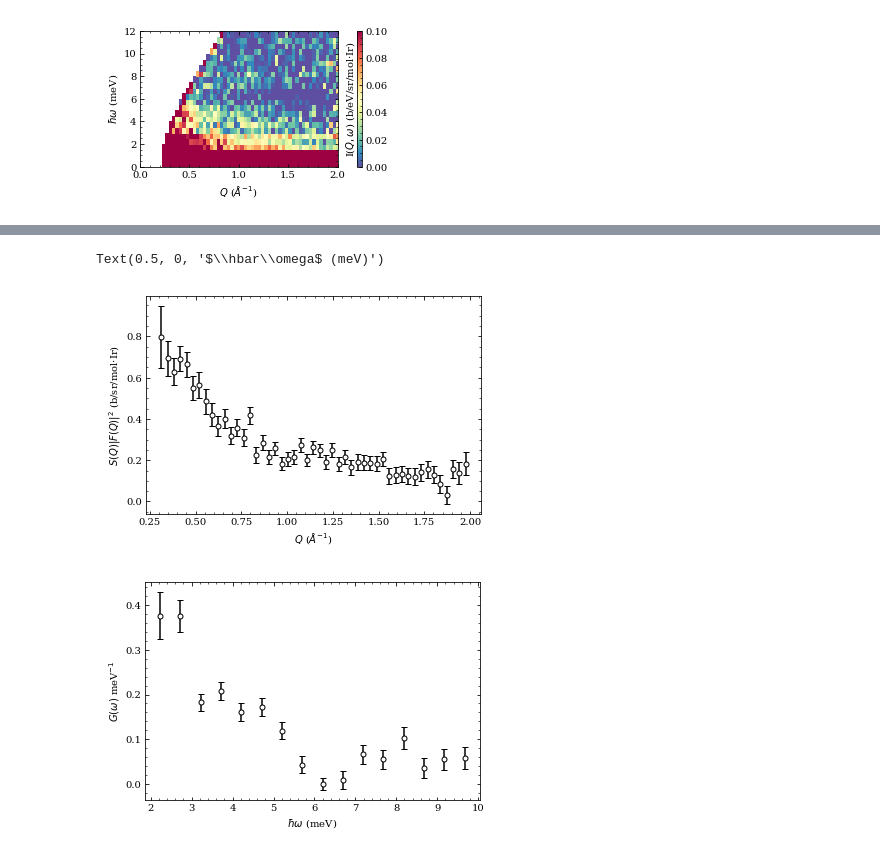
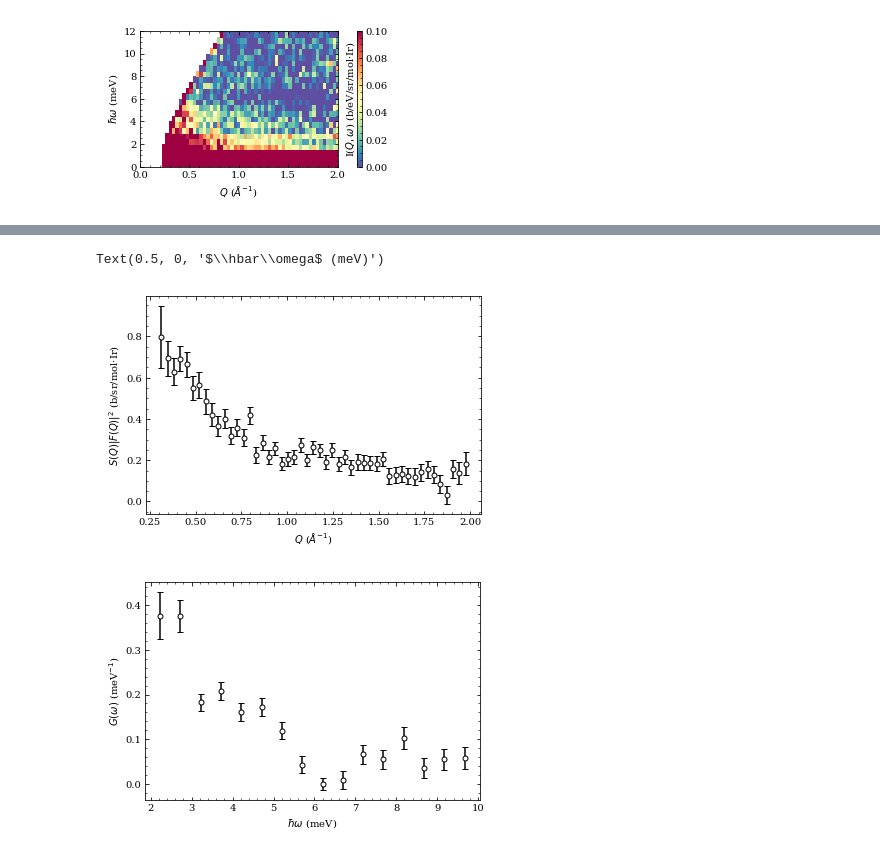
Before and after one commit to thallor1/THpythonutils, a Jupyter notebook: examples/Factorization Example.ipynb, the cells around one changed output, grey strips where cells are left out. Drawn from its saved outputs; the diff is of its cells as text; code cells hidden in the pictures.

```diff
--- a/examples/Factorization Example.ipynb
+++ b/examples/Factorization Example.ipynb
@@ -67,4 +67,4 @@ h3liir2o6.cif imported successfully.
 #This is the measurement that we will factorize and perform a simple analysis for.
 factorresult = hlio_seq.factorization(qe_limits=[0.3,2.0,2.0,10.0],g_factor=2.0,fast_mode=False,
                                       mag_ion='Ir4', filename='hlio_example_errors.npy',
-                                      overwrite_prev=True)
+                                      overwrite_prev=False)
@@ -85,21 +71,21 @@ Using a non-tuple sequence for multidimensional indexing is deprecated; use `arr
 # %%
 #Note that this method returns the value of S(Q), which is independent of the magnetic form factor.
 from thpyutils.neutron.magAnalysis import getMagFF
 FFsqr = getMagFF(factorresult[0],'Ir4')
 
 fig,ax = plt.subplots(1,1)
 #ax.errorbar(factorresult[0],factorresult[1],factorresult[2],color='r',mec='r')
 ax.errorbar(factorresult[0],FFsqr*factorresult[1],FFsqr*factorresult[2],color='k')
 ax.set_ylabel(r"$S(Q)|F(Q)|^2$ (b/sr/mol$\cdot$Ir)")
 ax.set_xlabel(r"$Q$ ($\AA^{-1}$)")
 
 fig,ax = plt.subplots(1,1)
 #ax.errorbar(factorresult[0],factorresult[1],factorresult[2],color='r',mec='r')
 ax.errorbar(factorresult[3],factorresult[4],factorresult[5],color='k')
 #ax.set_ylim(0,0.3)
-ax.set_ylabel(r"$G(\omega)$ meV$^{-1}$")
+ax.set_ylabel(r"$G(\omega)$ (meV$^{-1}$)")
 ax.set_xlabel(r"$\hbar\omega$ (meV)")
 # %% [output]
 Text(0.5, 0, '$\\hbar\\omega$ (meV)')
 [figure]
-[figure, old version]
+[figure, new version]
```
Also changed, not shown: parts of 3 cells of this notebook, 7 other files.
